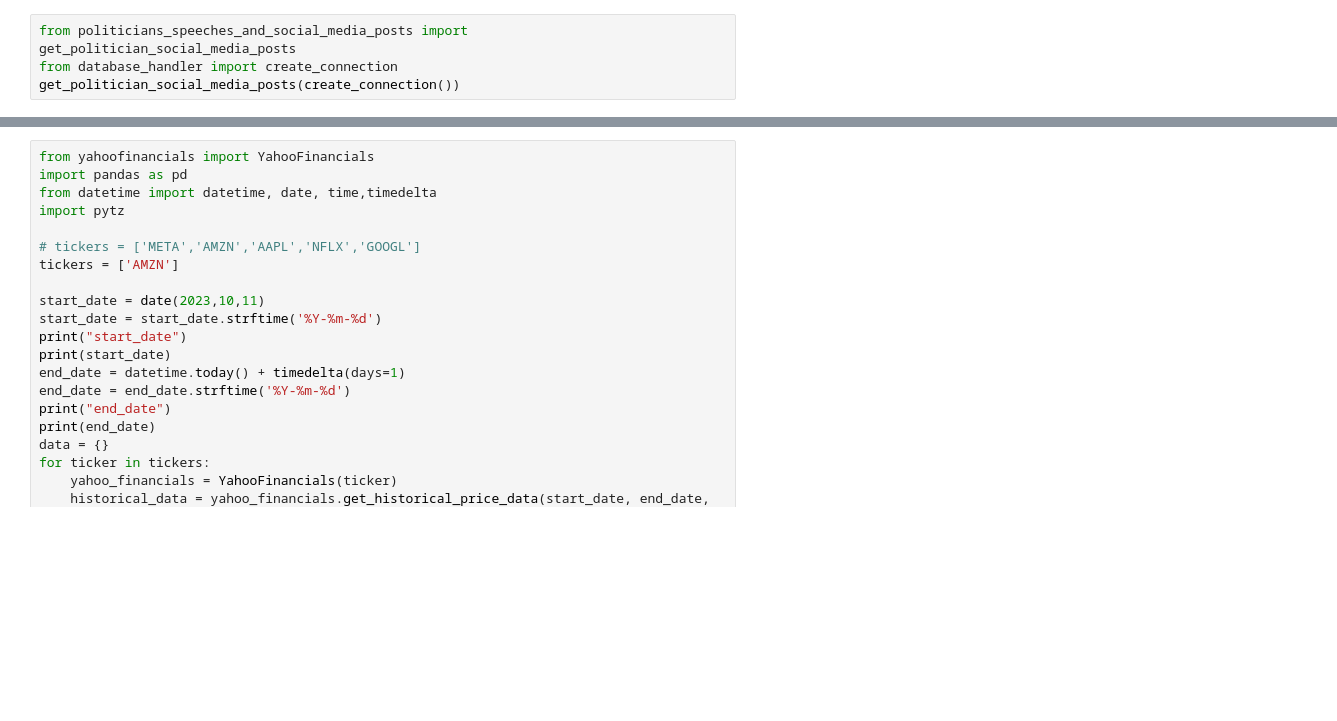
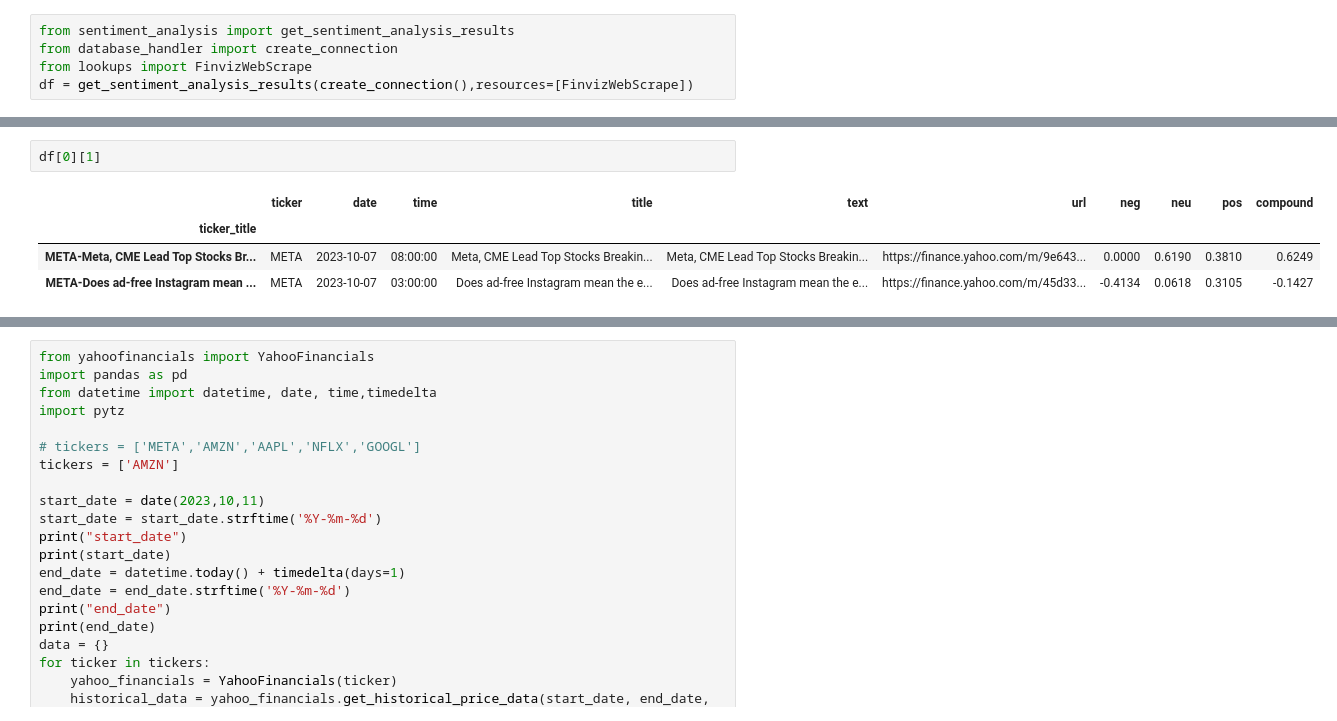
Before and after one commit to FawziElZein/usa_recession_analysis, a Jupyter notebook: main_notebook.ipynb, the cells around one changed output, grey strips where cells are left out. Drawn from its saved outputs; the diff is of its cells as text; blank space fills up the shorter version.

```diff
--- a/main_notebook.ipynb
+++ b/main_notebook.ipynb
@@ -8,4 +26,5 @@ latest_date
 # %%
-from politicians_speeches_and_social_media_posts import get_politician_social_media_posts
+from sentiment_analysis import get_sentiment_analysis_results
 from database_handler import create_connection
-get_politician_social_media_posts(create_connection())
+from lookups import FinvizWebScrape
+df = get_sentiment_analysis_results(create_connection(),resources=[FinvizWebScrape])
@@ -29,0 +31,7 @@ _unit_id
+# %%
+df[0][1]
+# %% [output]
+|  | ticker | date | time | title | text | url | neg | neu | pos | compound |
+| ticker_title |  |  |  |  |  |  |  |  |  |  |
+| META-Meta, CME Lead Top Stocks Br... | META | 2023-10-07 | 08:00:00 | Meta, CME Lead Top Stocks Breakin... | Meta, CME Lead Top Stocks Breakin... | https://finance.yahoo.com/m/9e643... | 0.0000 | 0.6190 | 0.3810 | 0.6249 |
+| META-Does ad-free Instagram mean ... | META | 2023-10-07 | 03:00:00 | Does ad-free Instagram mean the e... | Does ad-free Instagram mean the e... | https://finance.yahoo.com/m/45d33... | -0.4134 | 0.0618 | 0.3105 | -0.1427 |
```
Also changed, not shown: parts of 23 cells of this notebook, 27 other files.
